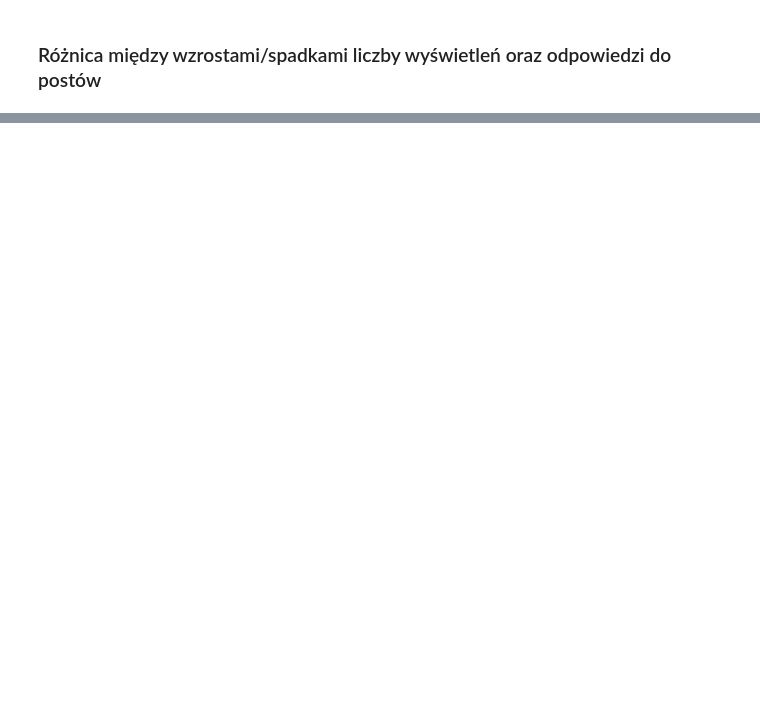
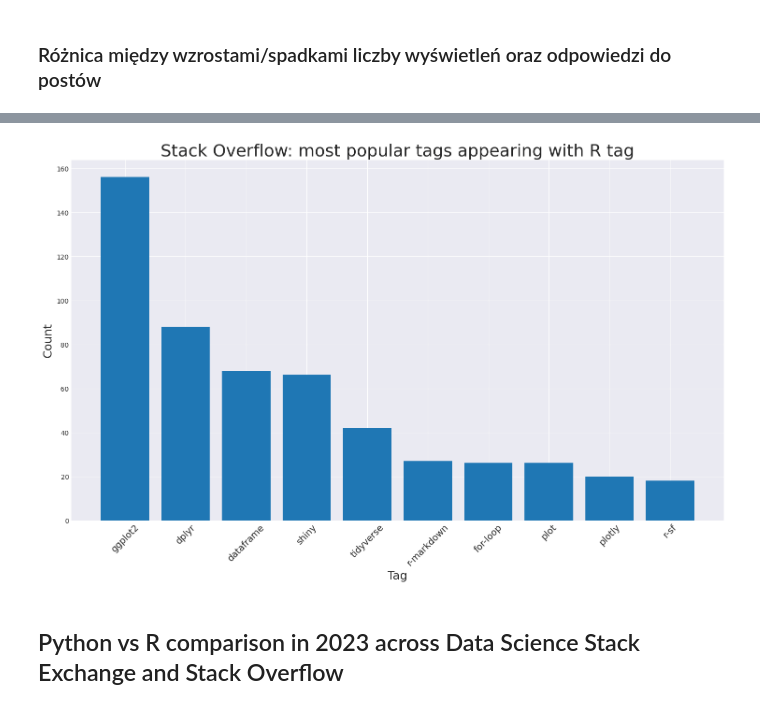
Before and after one commit to maciejors/big_data, a Jupyter notebook: PROJEKT.ipynb, the cells around one changed output, grey strips where cells are left out. Cells and saved outputs as stored; diff of their text form; code cells hidden in the pictures; blank space fills up the shorter version.

```diff
--- a/PROJEKT.ipynb
+++ b/PROJEKT.ipynb
@@ -596,0 +914,16 @@ plt.show()
+# %%
+posts_with_r = df_stackoverflow\
+    .join(df_stackoverflow_tags, on='question_id')\
+    .filter(f.col('tag') == 'r')\
+    .withColumnRenamed('tag', 'r_tag')\
+    .select('question_id', 'r_tag')
+# %%
+df2_4 = df_stackoverflow\
+    .join(df_stackoverflow_tags, on='question_id')\
+    .join(posts_with_r, on='question_id', how='left')\
+    .filter((f.col('r_tag') == 'r') & (f.col('tag') != 'r'))\
+    .groupBy('tag')\
+    .count()\
+    .orderBy('count', ascending=False)\
+    .limit(10)\
+    .toPandas()
@@ -596,0 +934,12 @@ plt.show()
+# %%
+plt.figure(figsize=(18, 10))
+plt.bar(df2_4['tag'], df2_4['count'])
+plt.xlabel('Tag', fontsize=18)
+plt.ylabel('Count', fontsize=18)
+plt.xticks(rotation=45, fontsize=14)
+plt.title('Stack Overflow: most popular tags appearing with R tag', fontsize=26)
+plt.show()
+# %% [output]
+[figure, added]
+# %% [markdown]
+## Python vs R comparison in 2023 across Data Science Stack Exchange and Stack Overflow
```
Also changed, not shown: parts of 64 cells of this notebook.
